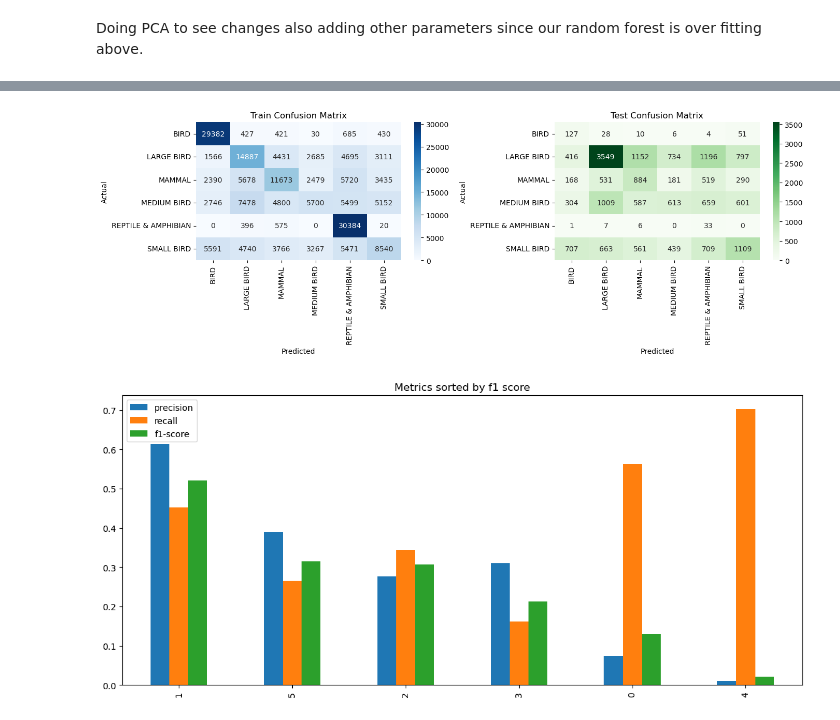
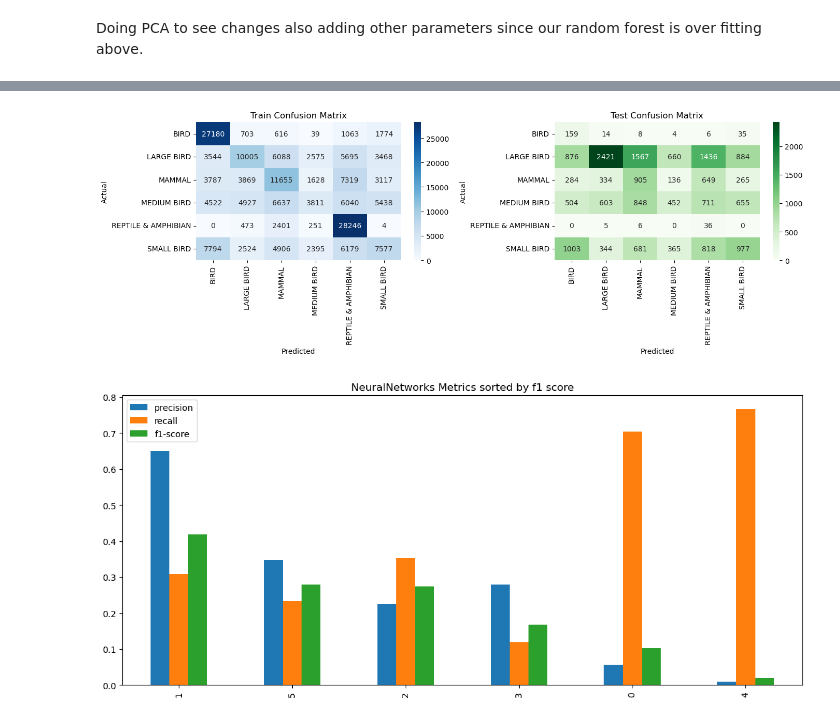
Before and after one commit to Clarkson-Applied-Data-Science/2024_ia651_gurmessa, a Jupyter notebook: EDA.ipynb, the cells around one changed output, grey strips where cells are left out. Saved outputs shown, nothing was run; the diff lists cells and outputs as text; code cells hidden in the pictures.

```diff
--- a/EDA.ipynb
+++ b/EDA.ipynb
@@ -543,6 +541,6 @@ def print_accuracies(model, X_train, y_train, X_test, y_test, model_name,fit_req
 
 
     top_labels = df_labels.sort_values('f1-score', ascending=False).head(20)
-    top_labels[['precision', 'recall', 'f1-score']].plot.bar(figsize=(14, 6), title='Metrics sorted by f1 score')
+    top_labels[['precision', 'recall', 'f1-score']].plot.bar(figsize=(14, 6), title=f'{model_name} Metrics sorted by f1 score')
     plt.savefig(f"{model_name}_metrics.png", dpi=300, bbox_inches='tight')
     plt.show()
@@ -676,17 +712,18 @@ y_test_onehot = tf.keras.utils.to_categorical(y_test_encoded, num_classes=num_cl
 
 model = Sequential([
     tf.keras.layers.Input(shape=X_train.shape[1:]),
-    Dense(128, activation='relu'),
+    Dense(64, activation='relu' , kernel_regularizer=l2(0.001)),
     BatchNormalization(),
-    Dropout(0.3),
-    Dense(64, activation='relu'),
+    Dropout(0.5),
+    Dense(32, activation='relu', kernel_regularizer=l2(0.001)),
     BatchNormalization(),
-    Dropout(0.3),
+    Dropout(0.5),
     Dense(num_classes, activation='softmax')
 ])
+early_stop = EarlyStopping(patience=5, restore_best_weights=True)
 
-model.compile(optimizer=tf.keras.optimizers.Adam(learning_rate=1e-3), loss='categorical_crossentropy', metrics=['accuracy'])
-model.fit(X_train, y_train_onehot, epochs=50, batch_size=32, validation_split=0.2)
+model.compile(optimizer=tf.keras.optimizers.Adam(learning_rate=1e-3), loss='categorical_crossentropy', metrics=['accuracy'], )
+model.fit(X_train, y_train_onehot, epochs=50, batch_size=32, validation_split=0.2,callbacks=[early_stop])
 
 y_train_pred = np.argmax(model.predict(X_train), axis=1)
 y_test_pred = np.argmax(model.predict(X_test), axis=1)
@@ -720,2 +757,2 @@ weighted avg          0.447241  0.338588  0.376828  18651.000000
-[figure, old version]
+[figure, new version]
-[figure, old version]
+[figure, new version]
```
Also changed, not shown: parts of 16 cells of this notebook, 13 other files.
